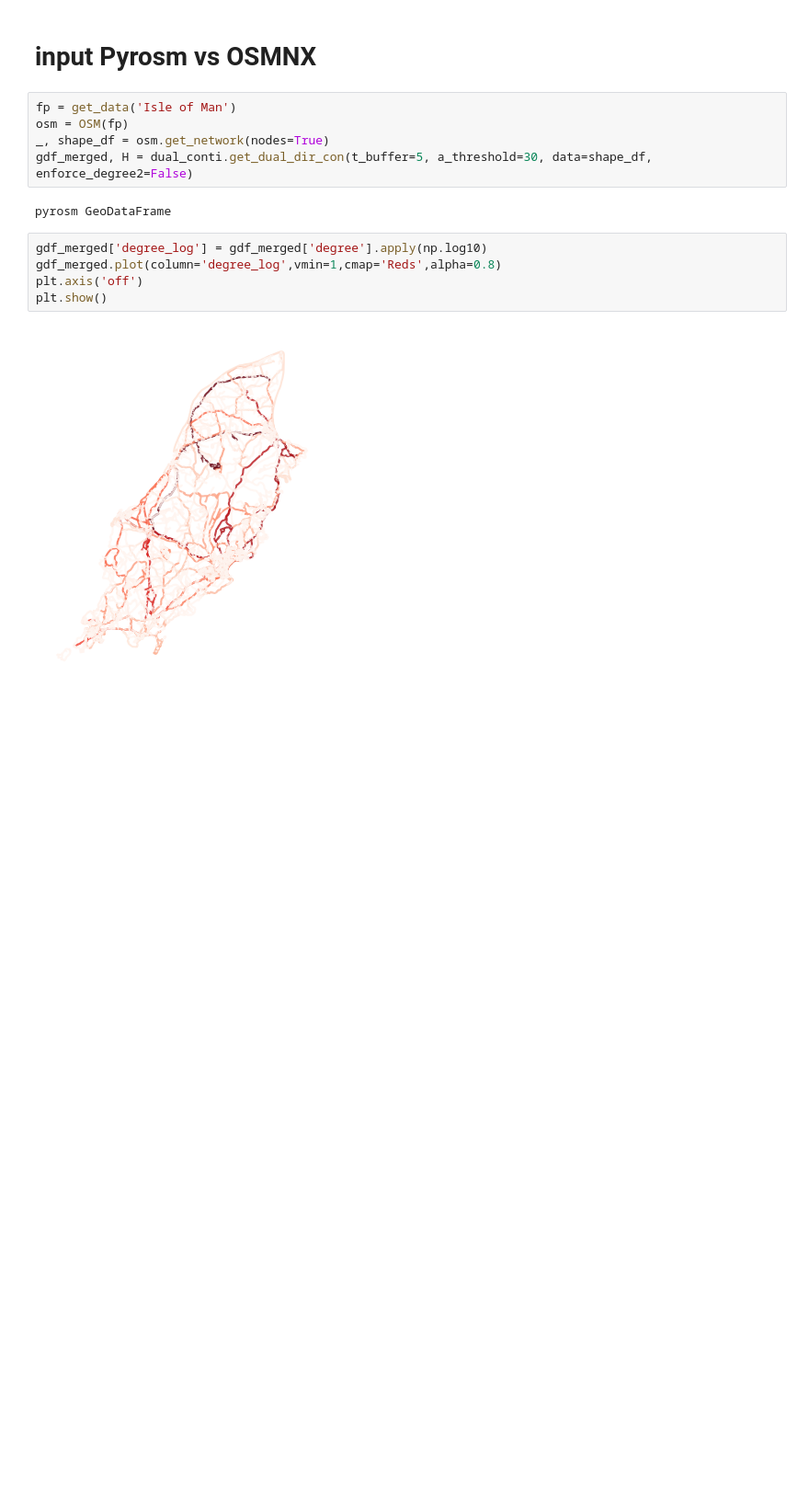
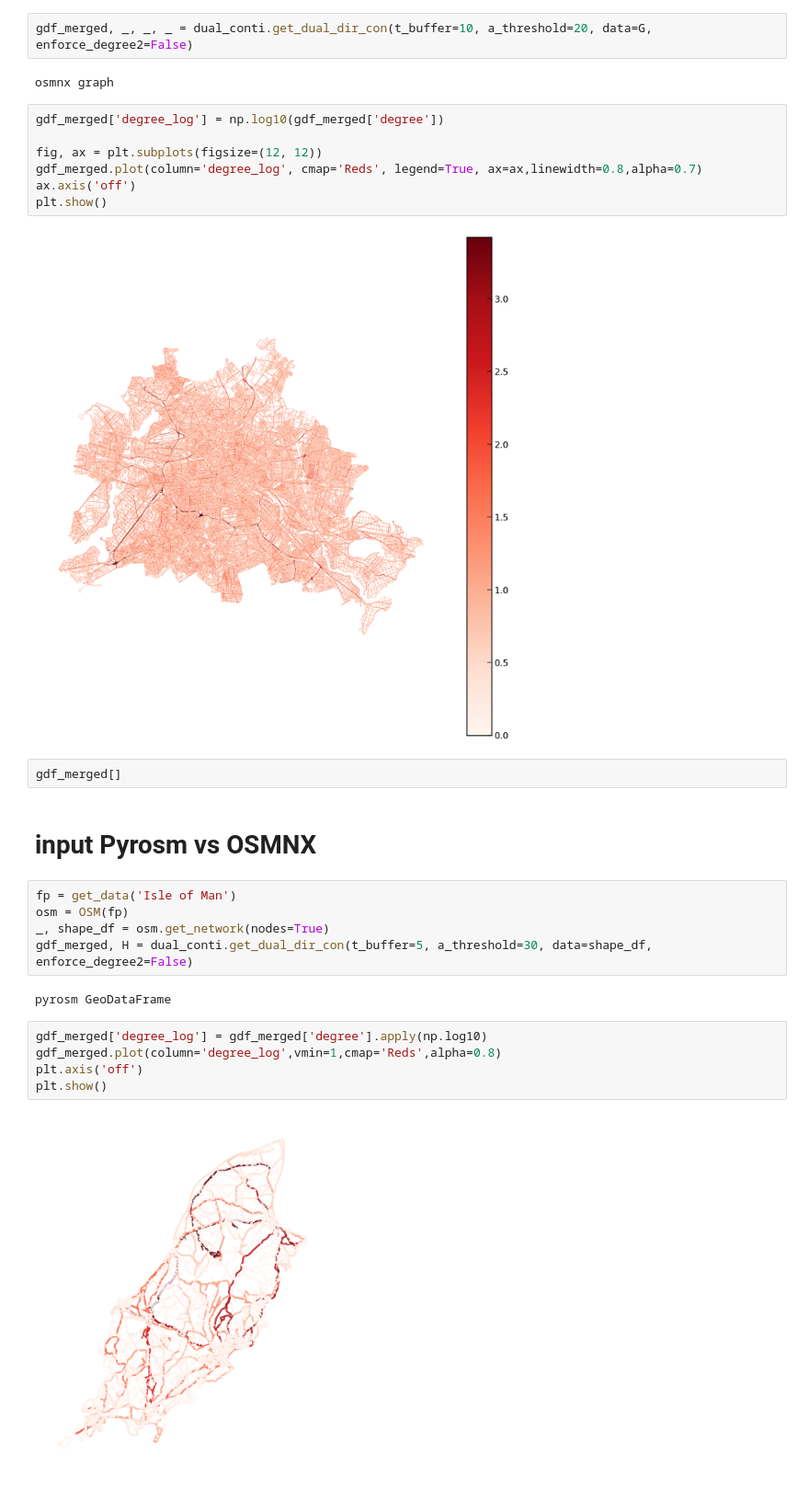
Before and after one commit to LassePSH/DualGraphDirCon, a Jupyter notebook: tests.ipynb, the cells around one changed output. Shown at 92% size. Saved outputs shown, nothing was run; the diff lists cells and outputs as text; blank space fills up the shorter version.

```diff
--- a/tests.ipynb
+++ b/tests.ipynb
@@ -25,3 +48,18 @@ reload(dual_conti)
+# %%
+gdf_merged, _, _, _ = dual_conti.get_dual_dir_con(t_buffer=10, a_threshold=20, data=G, enforce_degree2=False)
+# %% [output]
+osmnx graph
+# %%
+gdf_merged['degree_log'] = np.log10(gdf_merged['degree'])
+
+fig, ax = plt.subplots(figsize=(12, 12))
+gdf_merged.plot(column='degree_log', cmap='Reds', legend=True, ax=ax,linewidth=0.8,alpha=0.7)
+ax.axis('off')
+plt.show()
+# %% [output]
+[figure, added]
+# %%
+gdf_merged[]
 # %% [markdown]
 # input Pyrosm vs OSMNX
 # %%
```
Also changed, not shown: parts of 3 cells of this notebook, 1 other file.
